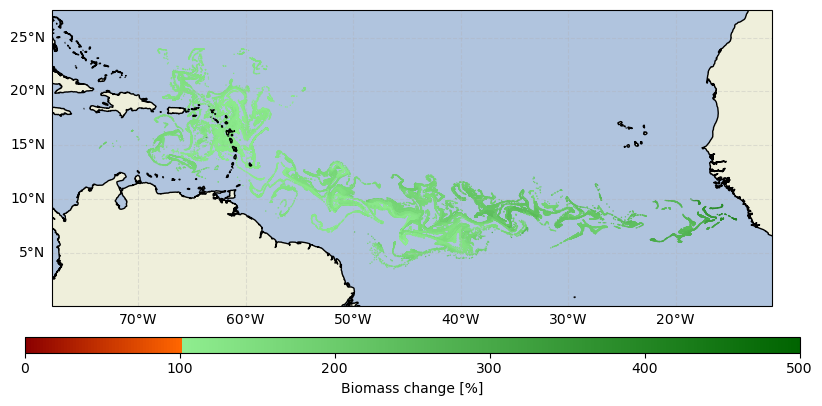
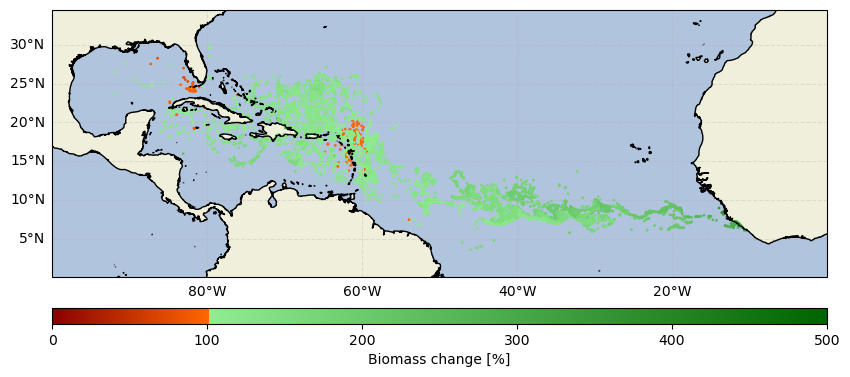
Unified diff of the notebook cell whose output changed from the first chart to the second:
--- before
+++ after
@@ -4,13 +4,7 @@
 ax.gridlines(draw_labels=['left','bottom'], zorder=2, alpha=0.3, linestyle='--')
 
-to_plot = (
-    df.group_by('particle_id')
-    .agg([
-        pl.col('lon').last().alias('lon'),
-        pl.col('lat').last().alias('lat'),
-        (pl.col('biomass_SF3') * 100).last().alias('biomass')
-    ])
-    .sort('particle_id')
-)
+last_time = df.select(pl.col("time").max()).item()
+last_locations = df.filter(pl.col("time") == last_time)
+not_stranded = last_locations.filter(pl.col("stranded") == False)
 
 cmap = LinearSegmentedColormap.from_list(
@@ -19,10 +13,20 @@
 )
 
-cscat = ax.scatter(to_plot['lon'], to_plot['lat'], c=to_plot['biomass'], s=1, linewidth=0,
-                   cmap=cmap, vmin=0, vmax=500, transform=ccrs.PlateCarree(), zorder=1)
+cscat = ax.scatter(
+    not_stranded['lon'],
+    not_stranded['lat'],
+    c=not_stranded['biomass'] * 100,
+    s=4,
+    linewidth=0,
+    cmap=cmap,
+    vmin=0,
+    vmax=500,
+    transform=ccrs.PlateCarree(),
+    zorder=1
+)
 
 ax.add_feature(cartopy.feature.COASTLINE.with_scale('10m'), zorder=2)
 ax.add_feature(cartopy.feature.LAND.with_scale('10m'))
-ax.set_extent([-78, -11, 0, 24])
+ax.set_extent([-100, 0, 0, 24])
 
 cbar = plt.colorbar(cscat, ax=ax, orientation='horizontal', pad=0.08, aspect=50, label='Biomass change [%]')

Commit: Update Figure 5 to larger domain